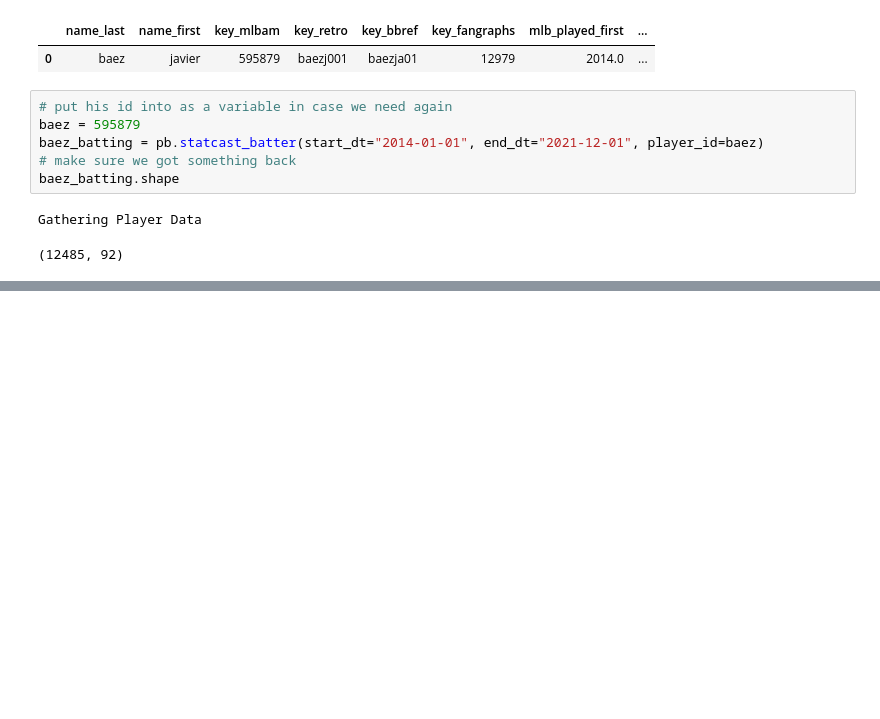
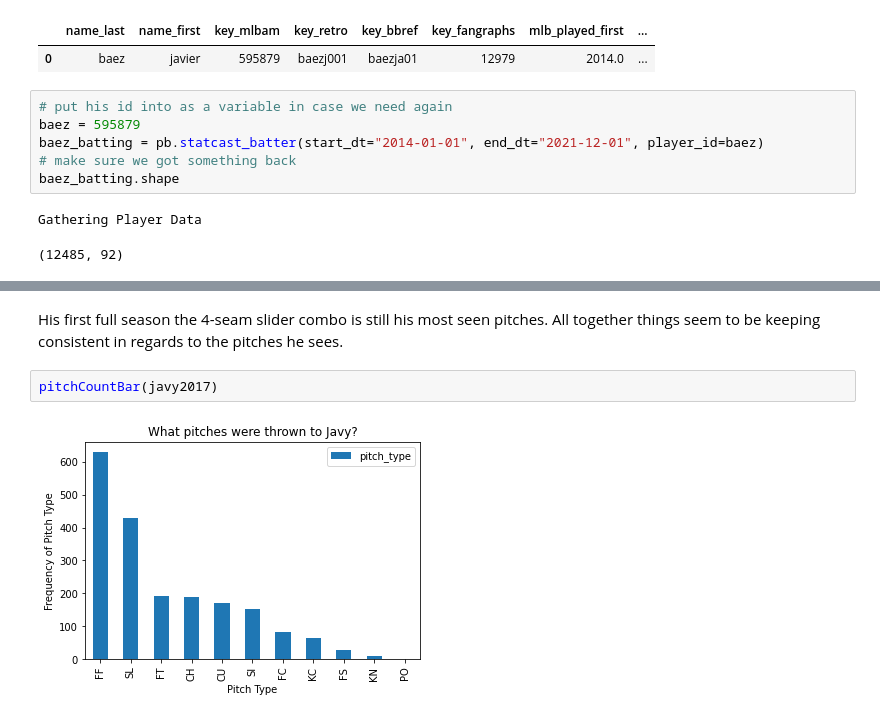
Before and after one commit to jacobt35/pythonBaseballFun, a Jupyter notebook: BaseballFun/Tigers/tigers_shortstops.ipynb, the cells around one changed output, grey strips where cells are left out. Cells and saved outputs as stored; diff of their text form; blank space fills up the shorter version.

```diff
--- a/BaseballFun/Tigers/tigers_shortstops.ipynb
+++ b/BaseballFun/Tigers/tigers_shortstops.ipynb
@@ -38,0 +74,6 @@ AttributeError: module 'pybaseball' has no attribute 'statcast_outs_above_averag
+# %% [markdown]
+His first full season the 4-seam slider combo is still his most seen pitches. All together things seem to be keeping consistent in regards to the pitches he sees.
+# %%
+pitchCountBar(javy2017)
+# %% [output]
+[figure, added]
```
Also changed, not shown: parts of 28 cells of this notebook.
